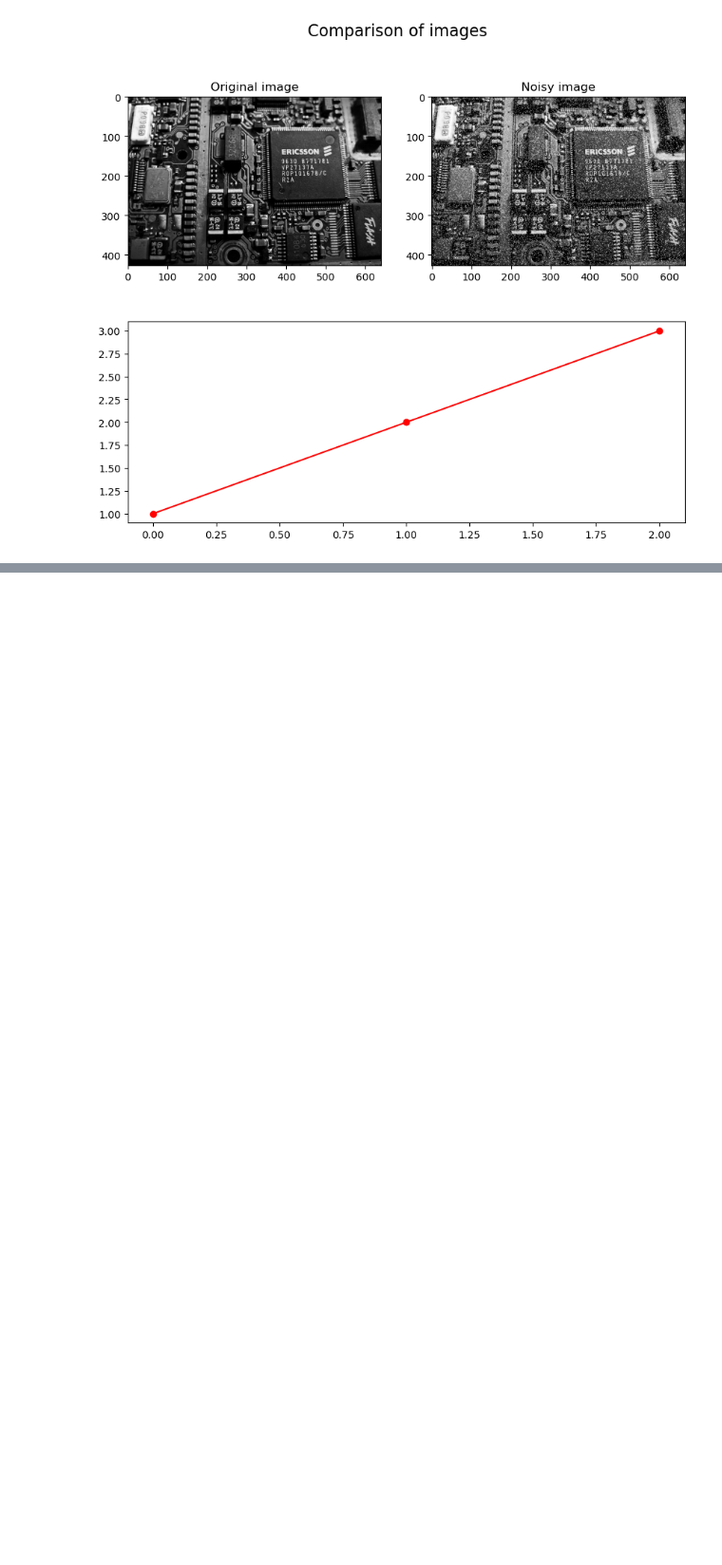
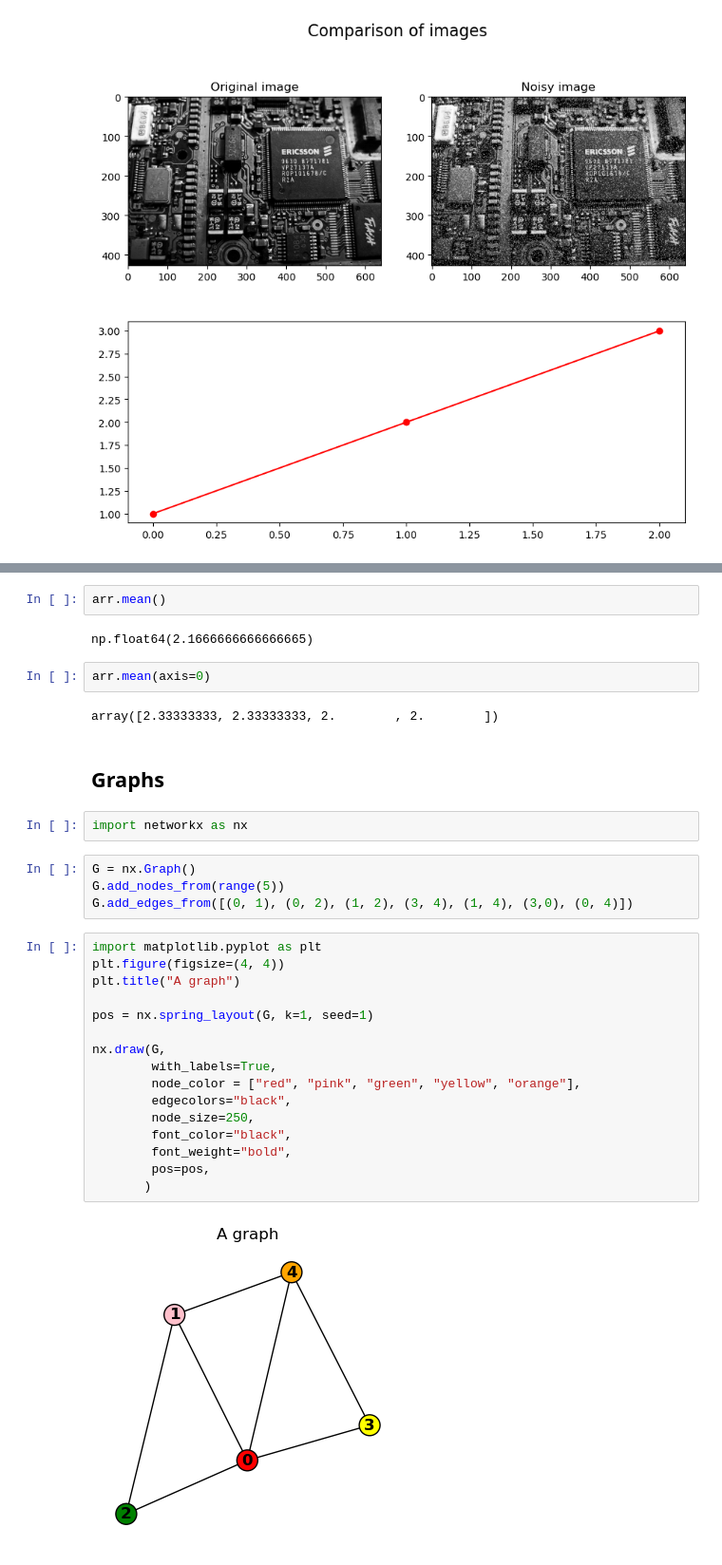
Before and after one commit to bbadzioch/MTH337_site, a Jupyter notebook: schedule/week6/week6_notebook.ipynb, the cells around one changed output, grey strips where cells are left out. Shown at 95% size. Drawn from its saved outputs; the diff is of its cells as text; blank space fills up the shorter version.

```diff
--- a/schedule/week6/week6_notebook.ipynb
+++ b/schedule/week6/week6_notebook.ipynb
@@ -158,0 +196,34 @@ plt.show()
+# %%
+arr.mean()
+# %% [output]
+np.float64(2.1666666666666665)
+# %%
+arr.mean(axis=0)
+# %% [output]
+array([2.33333333, 2.33333333, 2.        , 2.        ])
+# %% [markdown]
+## Graphs
+# %%
+import networkx as nx
+# %%
+G = nx.Graph()
+G.add_nodes_from(range(5))
+G.add_edges_from([(0, 1), (0, 2), (1, 2), (3, 4), (1, 4), (3,0), (0, 4)])
+# %%
+import matplotlib.pyplot as plt
+plt.figure(figsize=(4, 4))
+plt.title("A graph")
+
+pos = nx.spring_layout(G, k=1, seed=1)
+
+nx.draw(G,
+        with_labels=True,
+        node_color = ["red", "pink", "green", "yellow", "orange"],
+        edgecolors="black",
+        node_size=250,
+        font_color="black",
+        font_weight="bold",
+        pos=pos,
+       )
+# %% [output]
+[figure, added]
```
Also changed, not shown: parts of 24 cells of this notebook, 3 other files.
